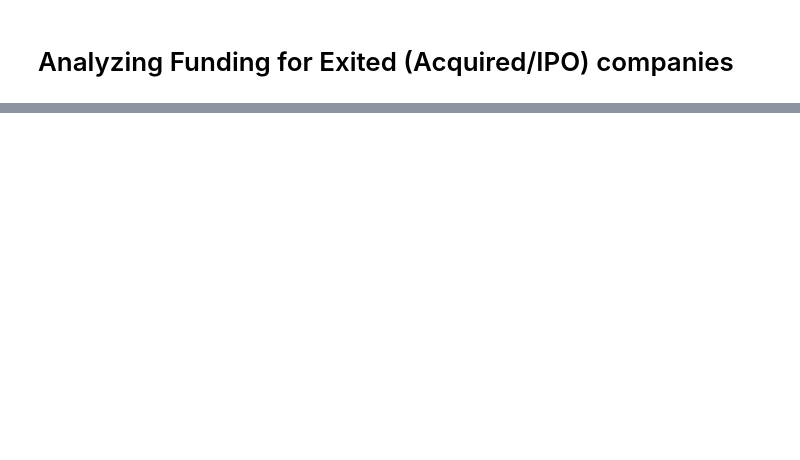
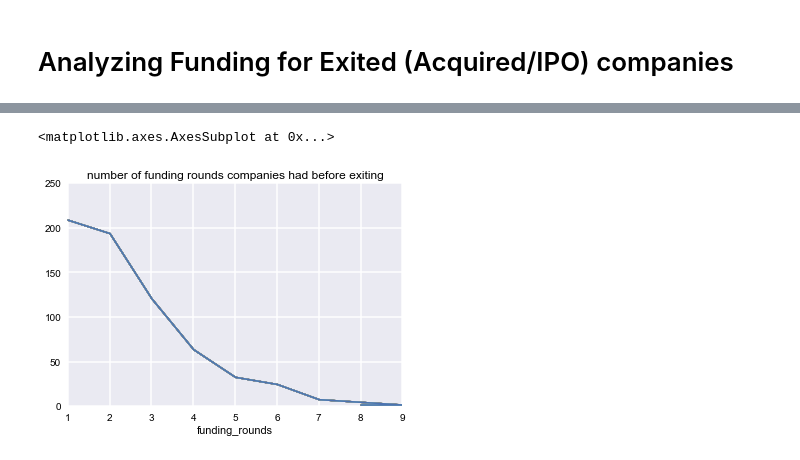
Before and after one commit to prabhamatta/Crunch-It, a Jupyter notebook: Exited_Companies_Exploration.ipynb, the cells around one changed output, grey strips where cells are left out. Drawn from its saved outputs; the diff is of its cells as text; code cells hidden in the pictures; blank space fills up the shorter version.

Commit message:
Analyzed funding for software categories

```diff
--- a/Exited_Companies_Exploration.ipynb
+++ b/Exited_Companies_Exploration.ipynb
@@ -58,0 +86,5 @@ grpby_funding_rounds.sort('funding_rounds',ascending=False).head(10).plot(legend
+# %%
+software_companies = exited_companies[exited_companies['category_code'].isin(['analytics','ecommerce','games_video',
+                                                                              'hardware','messaging','mobile','music','network_hosting',
+                                                                              'photo_video','search','security','software','web'])]
+software_companies.head(10)
@@ -59 +104,8 @@ grpby_funding_rounds.sort('funding_rounds',ascending=False).head(10).plot(legend
+# %%
+#Analyzing number of funding rounds companies had before exiting
+grpby_funding_rounds = software_companies.groupby('funding_rounds').count()
+grpby_funding_rounds.sort('funding_rounds',ascending=False).head(10).plot(legend=False,title="number of funding rounds companies had before exiting")
+# %% [output]
+<matplotlib.axes.AxesSubplot at 0x...>
+[figure, added]
 # %%
```
Also changed, not shown: parts of 15 cells of this notebook.
